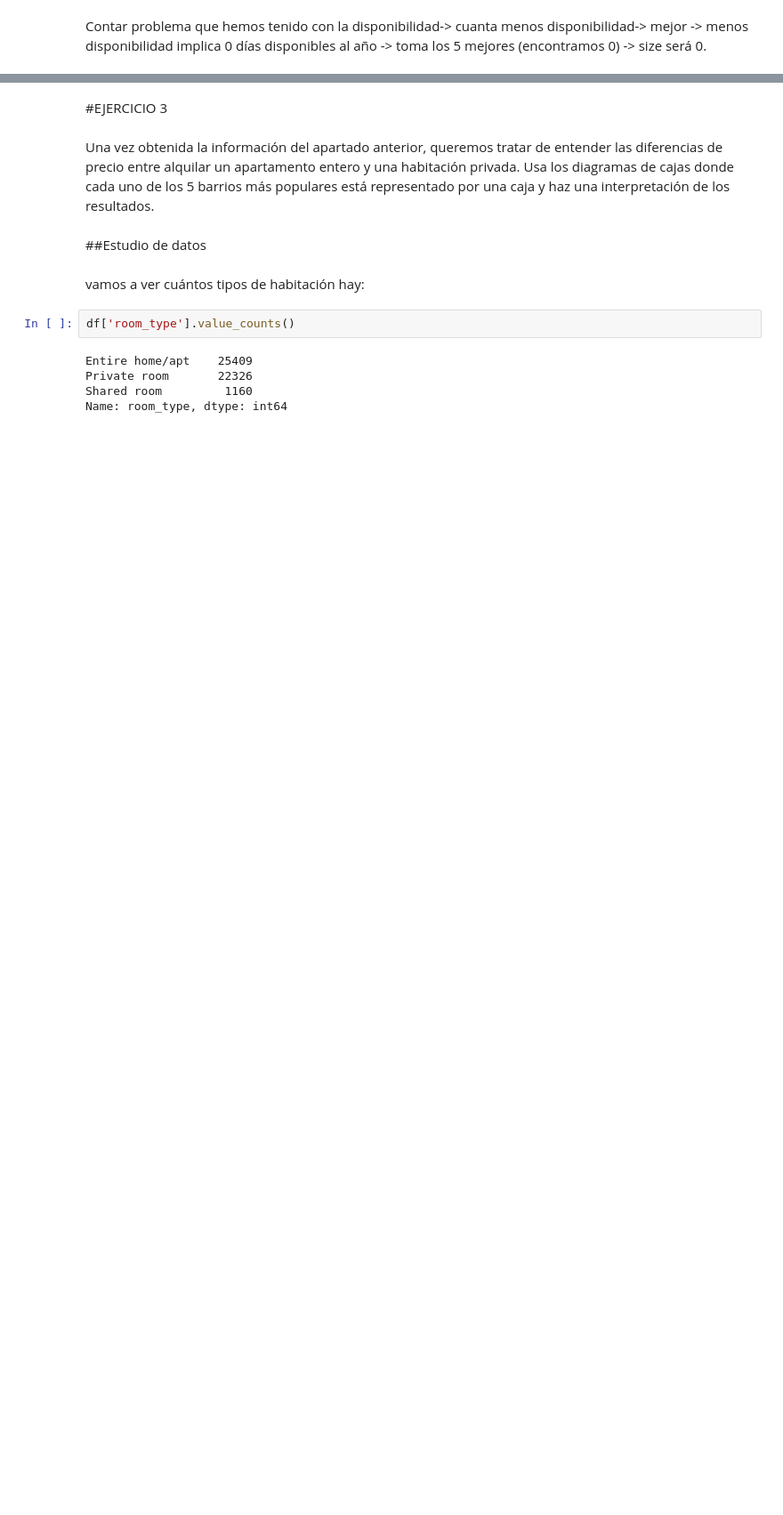
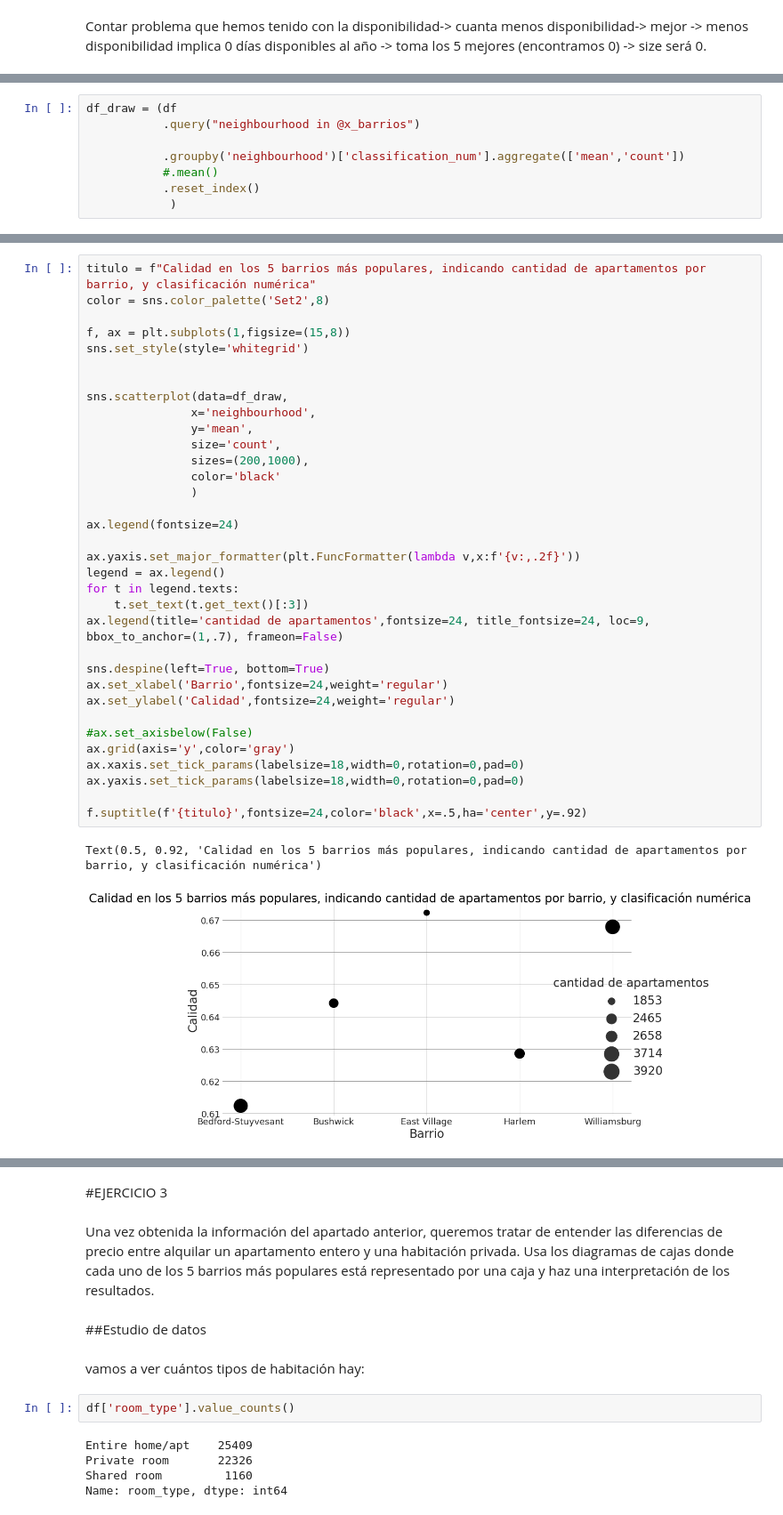
Before and after one commit to PilarAriasVazquez/MineriaL1P1, a Jupyter notebook: L1P1.ipynb, the cells around one changed output, grey strips where cells are left out. Shown at 89% size. Saved outputs shown, nothing was run; the diff lists cells and outputs as text; blank space fills up the shorter version.

```diff
--- a/L1P1.ipynb
+++ b/L1P1.ipynb
@@ -791,0 +452,8 @@ plt.show()
+# %%
+df_draw = (df
+           .query("neighbourhood in @x_barrios")
+
+           .groupby('neighbourhood')['classification_num'].aggregate(['mean','count'])
+           #.mean()
+           .reset_index()
+            )
@@ -791,0 +469,37 @@ plt.show()
+# %%
+titulo = f"Calidad en los 5 barrios más populares, indicando cantidad de apartamentos por barrio, y clasificación numérica"
+color = sns.color_palette('Set2',8)
+
+f, ax = plt.subplots(1,figsize=(15,8))
+sns.set_style(style='whitegrid')
+
+
+sns.scatterplot(data=df_draw,
+               x='neighbourhood',
+               y='mean',
+               size='count',
+               sizes=(200,1000),
+               color='black'
+               )
+
+ax.legend(fontsize=24)
+
+ax.yaxis.set_major_formatter(plt.FuncFormatter(lambda v,x:f'{v:,.2f}'))
+legend = ax.legend()
+for t in legend.texts:
+    t.set_text(t.get_text()[:3])
+ax.legend(title='cantidad de apartamentos',fontsize=24, title_fontsize=24, loc=9, bbox_to_anchor=(1,.7), frameon=False)
+
+sns.despine(left=True, bottom=True)
+ax.set_xlabel('Barrio',fontsize=24,weight='regular')
+ax.set_ylabel('Calidad',fontsize=24,weight='regular')
+
+#ax.set_axisbelow(False)
+ax.grid(axis='y',color='gray')
+ax.xaxis.set_tick_params(labelsize=18,width=0,rotation=0,pad=0)
+ax.yaxis.set_tick_params(labelsize=18,width=0,rotation=0,pad=0)
+
+f.suptitle(f'{titulo}',fontsize=24,color='black',x=.5,ha='center',y=.92)
+# %% [output]
+Text(0.5, 0.92, 'Calidad en los 5 barrios más populares, indicando cantidad de apartamentos por barrio, y clasificación numérica')
+[figure, added]
```
Also changed, not shown: parts of 160 cells of this notebook.
